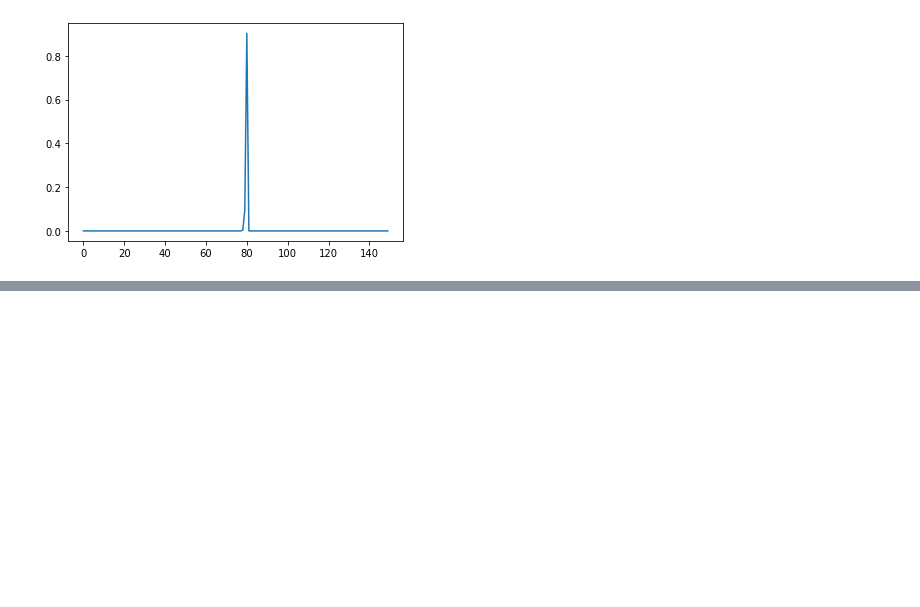
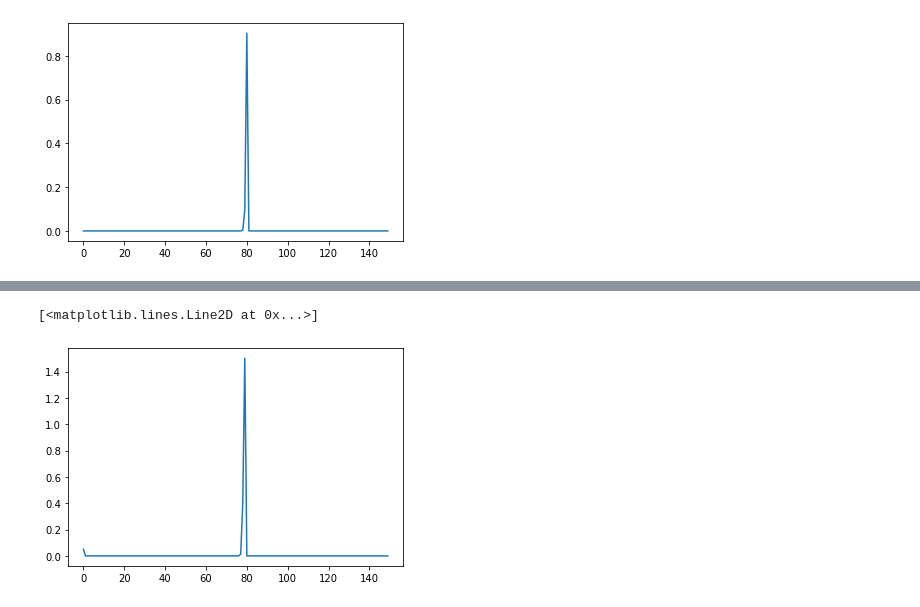
Before and after one commit to nkrishnan94/phage-abm, a Jupyter notebook: Ancestor distribution analysis.ipynb, the cells around one changed output, grey strips where cells are left out. Drawn from its saved outputs; the diff is of its cells as text; code cells hidden in the pictures; blank space fills up the shorter version.

```diff
--- a/Ancestor distribution analysis.ipynb
+++ b/Ancestor distribution analysis.ipynb
@@ -99,0 +113,6 @@ array([  0.,   0.,   0.,   0.,   0.,   0.,   0.,   0.,   0.,   0.,   0.,
+# %%
+plt.plot(ust
+        )
+# %% [output]
+[<matplotlib.lines.Line2D at 0x...>]
+[figure, added]
```
Also changed, not shown: parts of 15 cells of this notebook, 9 other files.
